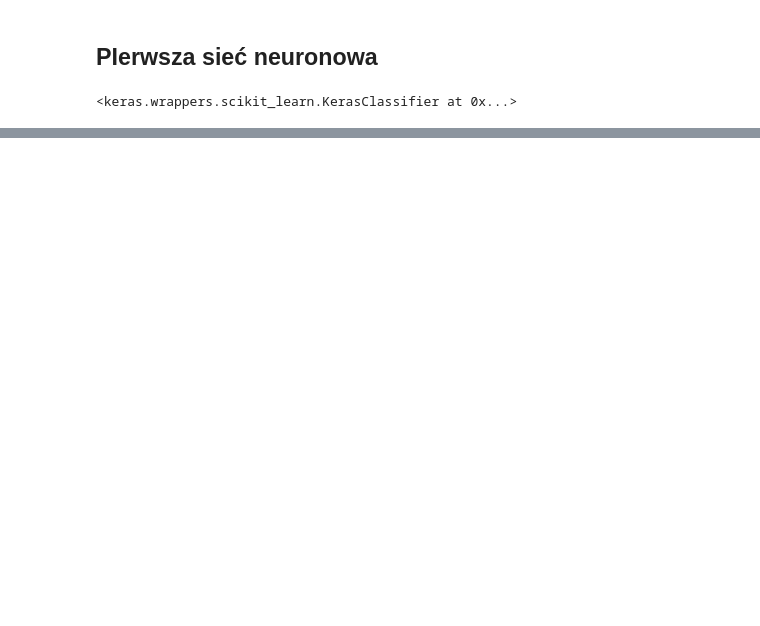
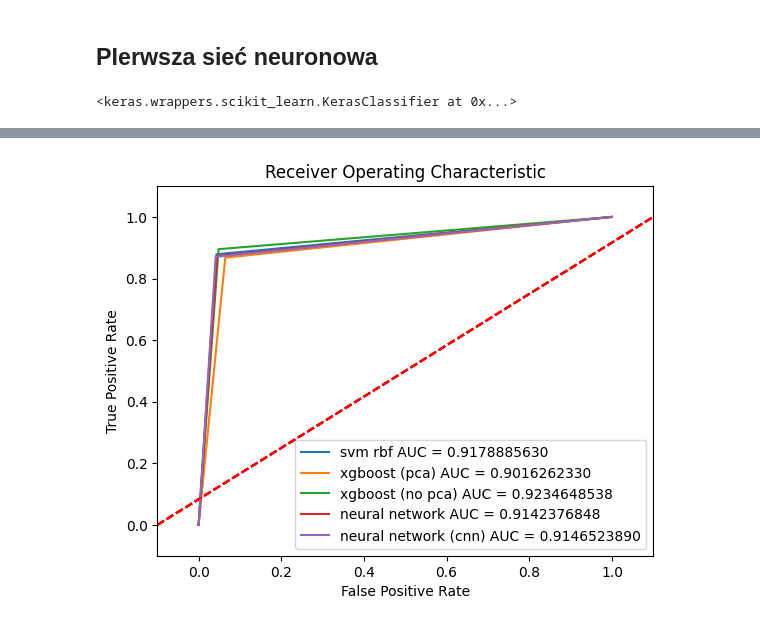
Before and after one commit to kksvt/psi-2023-spambase, a Jupyter notebook: spambase.ipynb, the cells around one changed output, grey strips where cells are left out. Saved outputs shown, nothing was run; the diff lists cells and outputs as text; code cells hidden in the pictures; blank space fills up the shorter version.

```diff
--- a/spambase.ipynb
+++ b/spambase.ipynb
@@ -654,0 +762,29 @@ plt.show()
+# %%
+from sklearn.metrics import roc_auc_score
+
+model_names = ['svm rbf', 'xgboost (pca)', 'xgboost (no pca)', 'neural network', 'neural network (cnn)']
+models = [grid_1.best_estimator_, grid_2.best_estimator_, grid_3.best_estimator_, grid_4.best_estimator_, grid_5.best_estimator_]
+
+precisions = []
+recalls = []
+f1s = []
+accuracies = []
+rocs = []
+
+for model in models:
+    precisions.append(metrics.precision_score(y_test, model.predict(X_test)) )
+    recalls.append(metrics.recall_score(y_test, model.predict(X_test)) )
+    f1s.append(metrics.f1_score(y_test, model.predict(X_test)) )
+    accuracies.append(metrics.accuracy_score(y_test, model.predict(X_test)) )
+    rocs.append(roc_auc_score(y_test, model.predict(X_test)))
+
+d = {'precision': precisions,
+    'recall': recalls,
+    'f1': f1s,
+    'accuracy': accuracies,
+    'roc': rocs,
+    }
+
+df = pd.DataFrame(data=d)
+df.insert(loc=0, column='Model', value=model_names)
+df
@@ -654,0 +808,16 @@ plt.show()
+# %%
+for model, name in zip(models, model_names):
+    preds = model.predict(X_test)
+    fpr, tpr, threshold = metrics.roc_curve(y_test, preds)
+    roc_auc = metrics.auc(fpr, tpr)
+
+    plt.title('Receiver Operating Characteristic')
+    plt.plot(fpr, tpr, label = '%s AUC = %0.10f' % (name, roc_auc))
+    plt.legend(loc = 'lower right')
+    plt.plot([-0.1, 1.1], [0, 1],'r--')
+    plt.xlim([-0.1, 1.1])
+    plt.ylim([-0.1, 1.1])
+    plt.ylabel('True Positive Rate')
+    plt.xlabel('False Positive Rate')
+plt.show()
+# %% [output]
@@ -654,0 +826 @@ plt.show()
+[figure, added]
```
Also changed, not shown: parts of 28 cells of this notebook.
